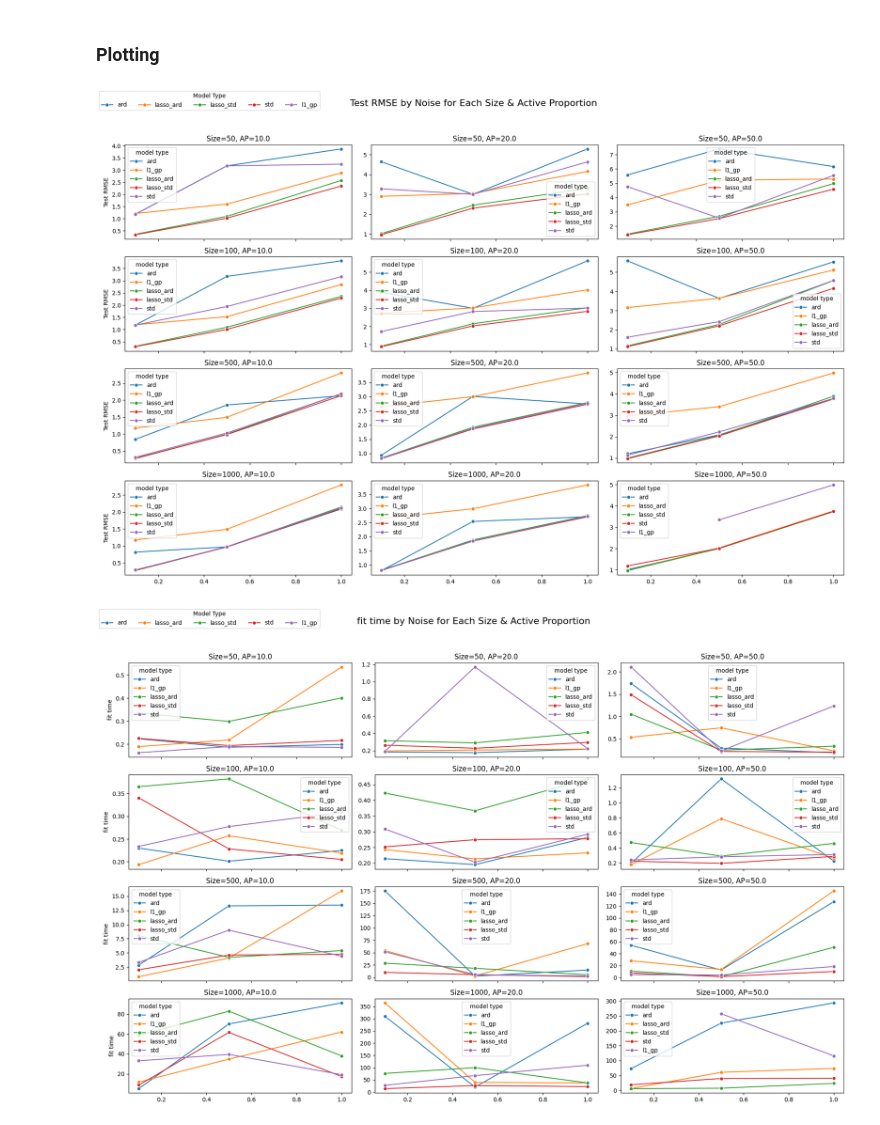
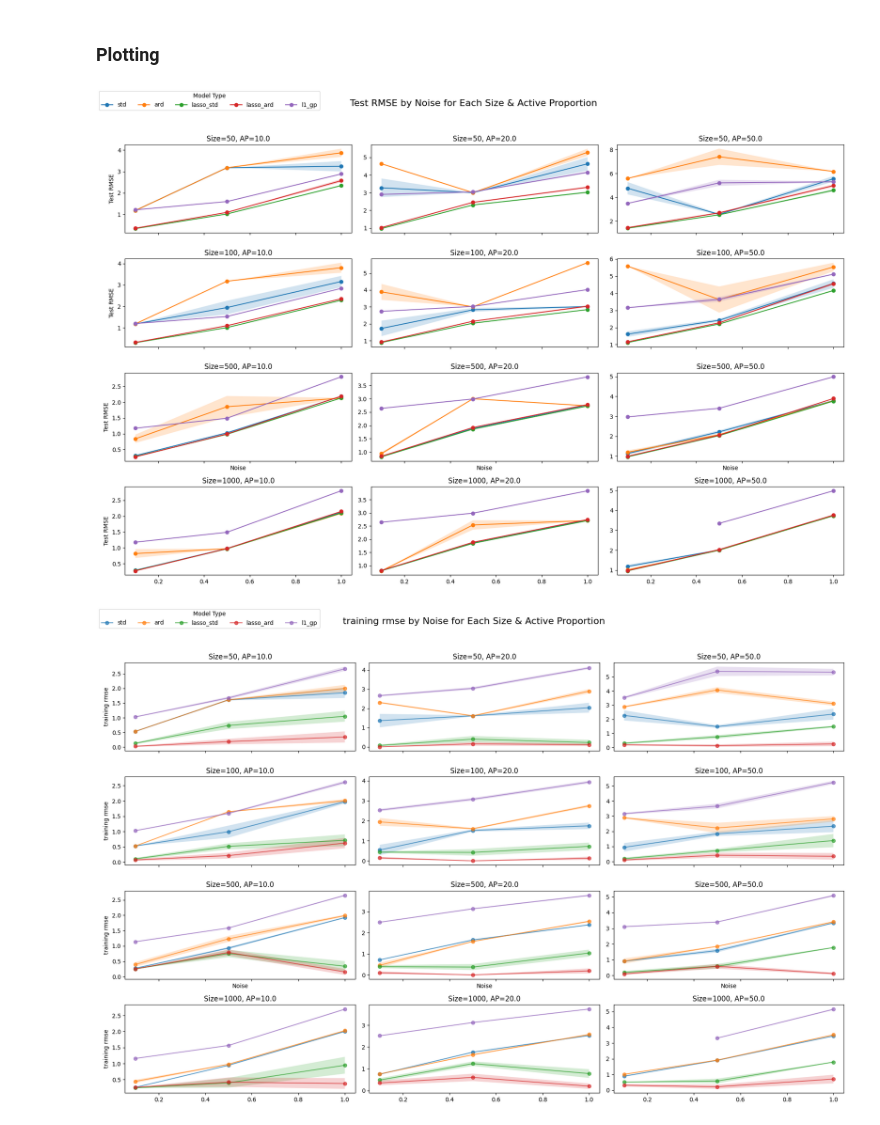
Before and after one commit to liv-fing/gp-feature-selection-simulation, a Jupyter notebook: 10. Analysis of Results - Synthetic.ipynb, the cells around one changed output. Drawn from its saved outputs; the diff is of its cells as text; code cells hidden in the pictures.

```diff
--- a/10. Analysis of Results - Synthetic.ipynb
+++ b/10. Analysis of Results - Synthetic.ipynb
@@ -107,13 +106,20 @@ for i, size in enumerate(sizes):
             continue
 
         rmse_by_noise = (
-            subset.groupby(['noise', 'model type'])['testing rmse']
-            .mean()
-            .reset_index()
+        subset.groupby(['noise', 'model type'])['testing rmse']
+        .agg(['mean', 'std', 'count'])
+        .reset_index()
         )
+        rmse_by_noise['sem'] = rmse_by_noise['std'] / rmse_by_noise['count']**0.5
+        rmse_by_noise['ci_lower'] = rmse_by_noise['mean'] - 1.96 * rmse_by_noise['sem']
+        rmse_by_noise['ci_upper'] = rmse_by_noise['mean'] + 1.96 * rmse_by_noise['sem']
 
-        sns.lineplot(data=rmse_by_noise, x='noise', y='testing rmse',
-                     hue='model type', marker='o', ax=ax, hue_order=['']) ## fill in
+        hue_order = ['std', 'ard', 'lasso_std', 'lasso_ard', 'l1_gp']
+
+        for model in hue_order:
+            model_data = rmse_by_noise[rmse_by_noise['model type'] == model]
+            ax.plot(model_data['noise'], model_data['mean'], marker='o', label=model)
+            ax.fill_between(model_data['noise'], model_data['ci_lower'], model_data['ci_upper'], alpha=0.2)
 
         ax.set_title(f'Size={size}, AP={ap}')
         if i == 2:
@@ -125,16 +131,17 @@ for i, size in enumerate(sizes):
         else:
             ax.set_ylabel('')
 
-# Add a single legend
 handles, labels = ax.get_legend_handles_labels()
 fig.legend(handles, labels, title='Model Type', loc='upper left', ncol=5)
 plt.suptitle('Test RMSE by Noise for Each Size & Active Proportion', fontsize=16)
 plt.tight_layout(rect=[0, 0, 1, 0.95])
 plt.show()
 # %% [output]
-[figure, old version]
+[figure, new version]
 # %%
-metric = 'fit time' # change this to inspect different metrics
+
+metric = 'training rmse'
+#metric = 'prediction time (test)' # change this to inspect different metrics
 
 sizes = sorted(results['size'].unique())
 aps = sorted(results['active proportion'].unique())
@@ -143,37 +150,43 @@ fig, axes = plt.subplots(nrows=4, ncols=3, figsize=(18, 12), sharex=True, sharey
 
 for i, size in enumerate(sizes):
     for j, ap in enumerate(aps):
         ax = axes[i, j]
         subset = results[(results['size'] == size) & (results['active proportion'] == ap)]
 
         if subset.empty:
             ax.set_visible(False)
             continue
 
         rmse_by_noise = (
-            subset.groupby(['noise', 'model type'])[metric]
-            .median()
-            .reset_index()
+        subset.groupby(['noise', 'model type'])[metric]
+        .agg(['mean', 'std', 'count'])
+        .reset_index()
         )
+        rmse_by_noise['sem'] = rmse_by_noise['std'] / rmse_by_noise['count']**0.5
+        rmse_by_noise['ci_lower'] = rmse_by_noise['mean'] - 1.96 * rmse_by_noise['sem']
+        rmse_by_noise['ci_upper'] = rmse_by_noise['mean'] + 1.96 * rmse_by_noise['sem']
 
-        sns.lineplot(data=rmse_by_noise, x='noise', y=metric,
-                     hue='model type', marker='o', ax=ax)
+        hue_order = ['std', 'ard', 'lasso_std', 'lasso_ard', 'l1_gp']
+
+        for model in hue_order:
+            model_data = rmse_by_noise[rmse_by_noise['model type'] == model]
+            ax.plot(model_data['noise'], model_data['mean'], marker='o', label=model, alpha = 0.7)
+            ax.fill_between(model_data['noise'], model_data['ci_lower'], model_data['ci_upper'], alpha=0.2)
 
         ax.set_title(f'Size={size}, AP={ap}')
         if i == 2:
             ax.set_xlabel('Noise')
         else:
             ax.set_xlabel('')
         if j == 0:
             ax.set_ylabel(f'{metric}')
         else:
             ax.set_ylabel('')
 
-# Add a single legend
 handles, labels = ax.get_legend_handles_labels()
 fig.legend(handles, labels, title='Model Type', loc='upper left', ncol=5)
 plt.suptitle(f'{metric} by Noise for Each Size & Active Proportion', fontsize=16)
 plt.tight_layout(rect=[0, 0, 1, 0.95])
 plt.show()
 # %% [output]
-[figure, old version]
+[figure, new version]
```
Also changed, not shown: parts of 2 cells of this notebook, 3 other files.
